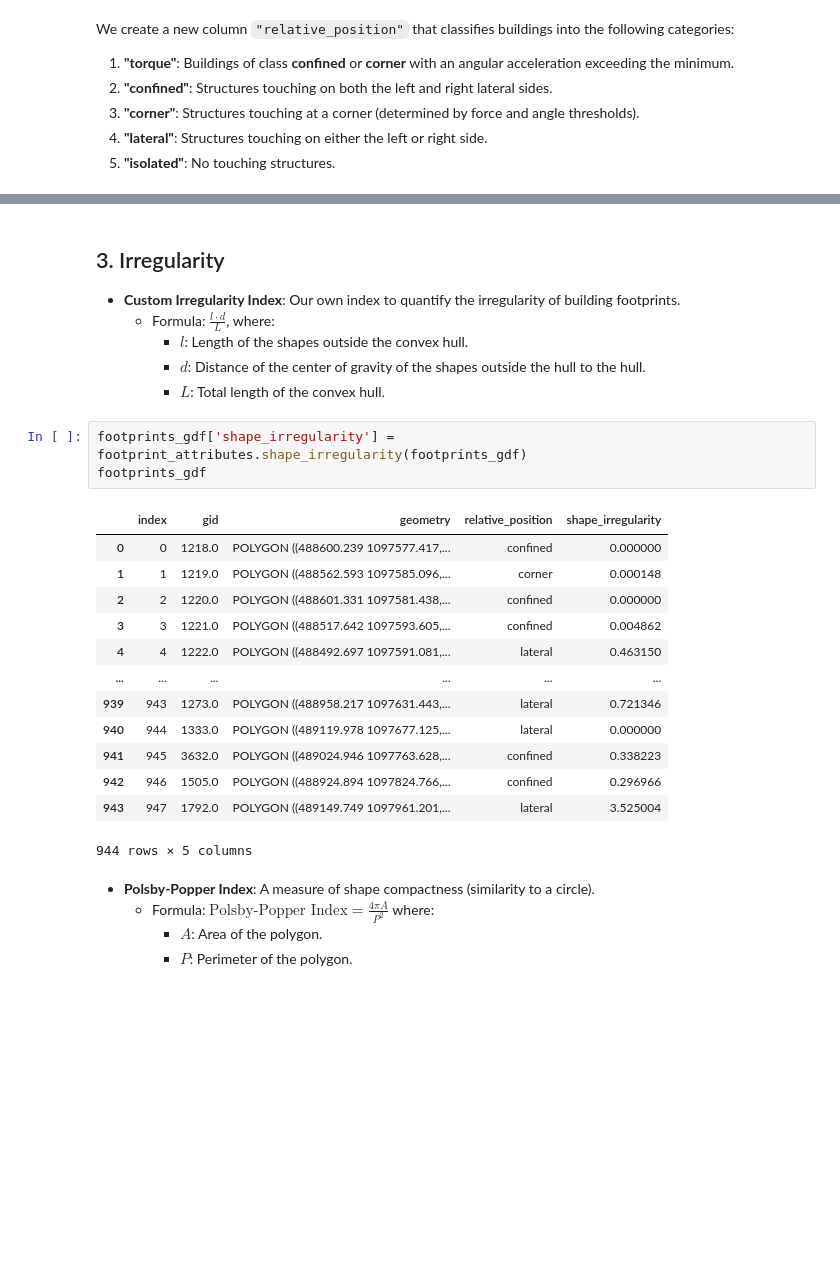
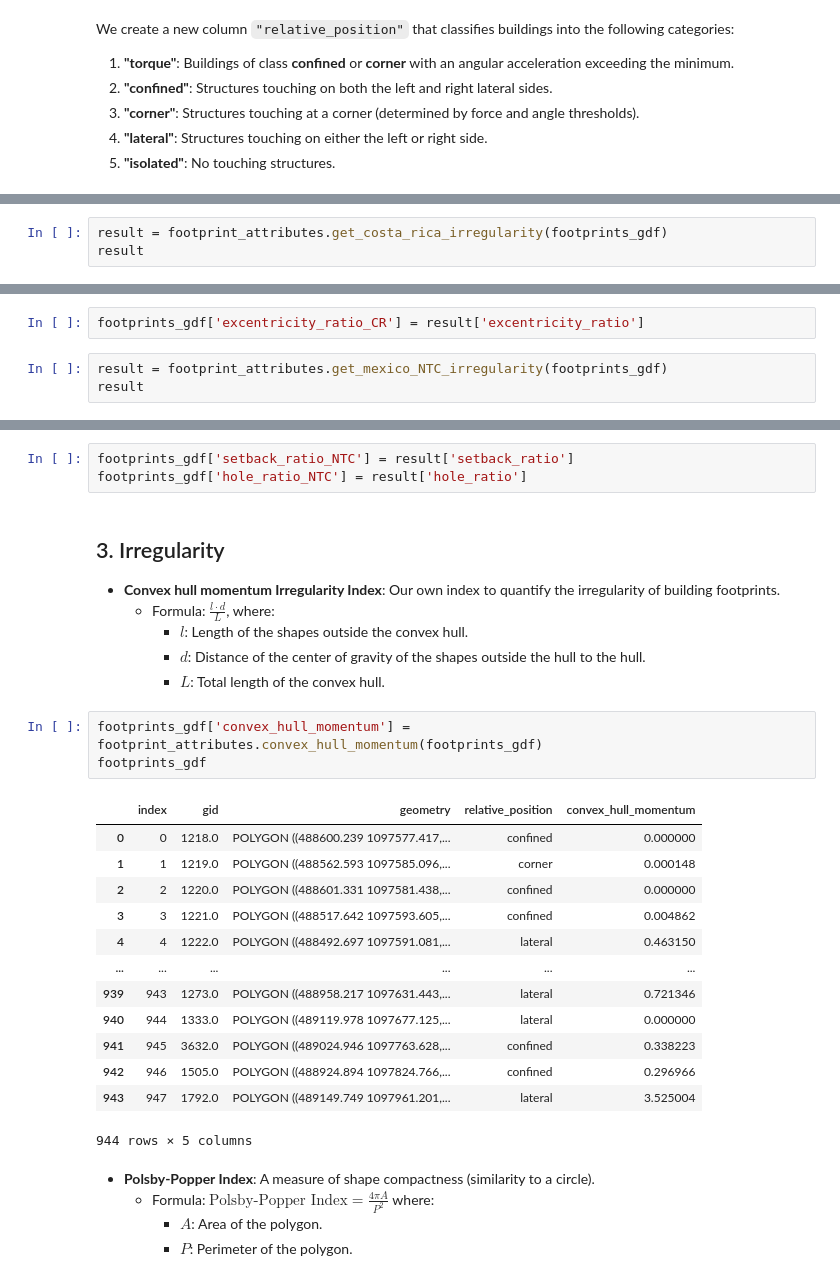
Before and after one commit to GeomaticsCaminosUPM/footprint_attributes, a Jupyter notebook: examples/example_google_colab.ipynb, the cells around one changed output, grey strips where cells are left out. Saved outputs shown, nothing was run; the diff lists cells and outputs as text; blank space fills up the shorter version.

```diff
--- a/examples/example_google_colab.ipynb
+++ b/examples/example_google_colab.ipynb
@@ -170,0 +198,3 @@ We create a new column `"relative_position"` that classifies buildings into the
+# %%
+result = footprint_attributes.get_costa_rica_irregularity(footprints_gdf)
+result
@@ -170,0 +215,5 @@ We create a new column `"relative_position"` that classifies buildings into the
+# %%
+footprints_gdf['excentricity_ratio_CR'] = result['excentricity_ratio']
+# %%
+result = footprint_attributes.get_mexico_NTC_irregularity(footprints_gdf)
+result
@@ -171,18 +234,21 @@ We create a new column `"relative_position"` that classifies buildings into the
+# %%
+footprints_gdf['setback_ratio_NTC'] = result['setback_ratio']
+footprints_gdf['hole_ratio_NTC'] = result['hole_ratio']
 # %% [markdown]
 ## 3. Irregularity
 
 
 
-- **Custom Irregularity Index**: Our own index to quantify the irregularity of building footprints.
+- **Convex hull **momentum** Irregularity Index**: Our own index to quantify the irregularity of building footprints.
   - Formula: $\frac{l \cdot d}{L}$, where:
     - $l$: Length of the shapes outside the convex hull.
     - $d$: Distance of the center of gravity of the shapes outside the hull to the hull.
     - $L$: Total length of the convex hull.
 # %%
-footprints_gdf['shape_irregularity'] = footprint_attributes.shape_irregularity(footprints_gdf)
+footprints_gdf['convex_hull_momentum'] = footprint_attributes.convex_hull_momentum(footprints_gdf)
 footprints_gdf
 # %% [output]
-|  | index | gid | geometry | relative_position | shape_irregularity |
+|  | index | gid | geometry | relative_position | convex_hull_momentum |
 | 0 | 0 | 1218.0 | POLYGON ((488600.239 1097577.417,... | confined | 0.000000 |
 | 1 | 1 | 1219.0 | POLYGON ((488562.593 1097585.096,... | corner | 0.000148 |
 | 2 | 2 | 1220.0 | POLYGON ((488601.331 1097581.438,... | confined | 0.000000 |
```
Also changed, not shown: parts of 11 cells of this notebook.
